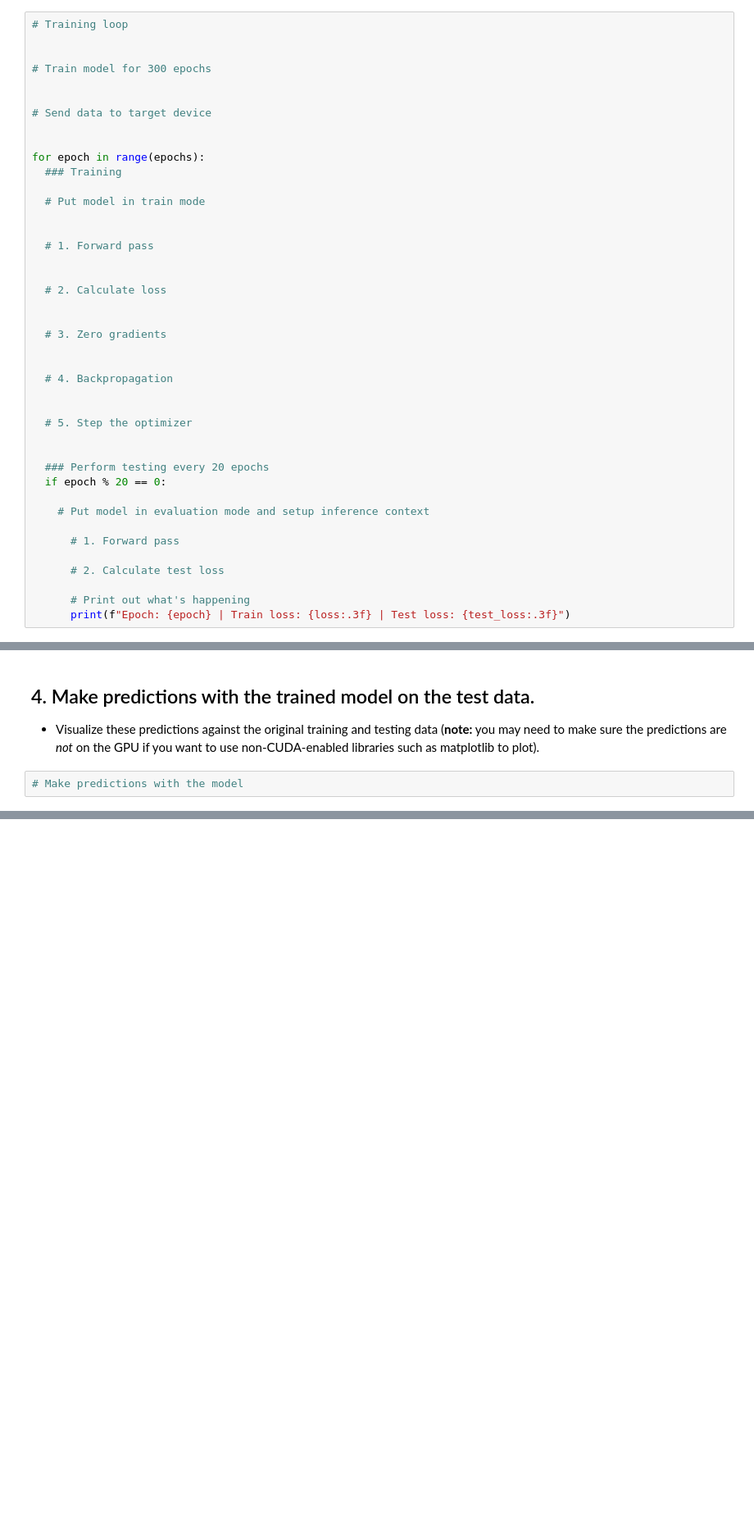
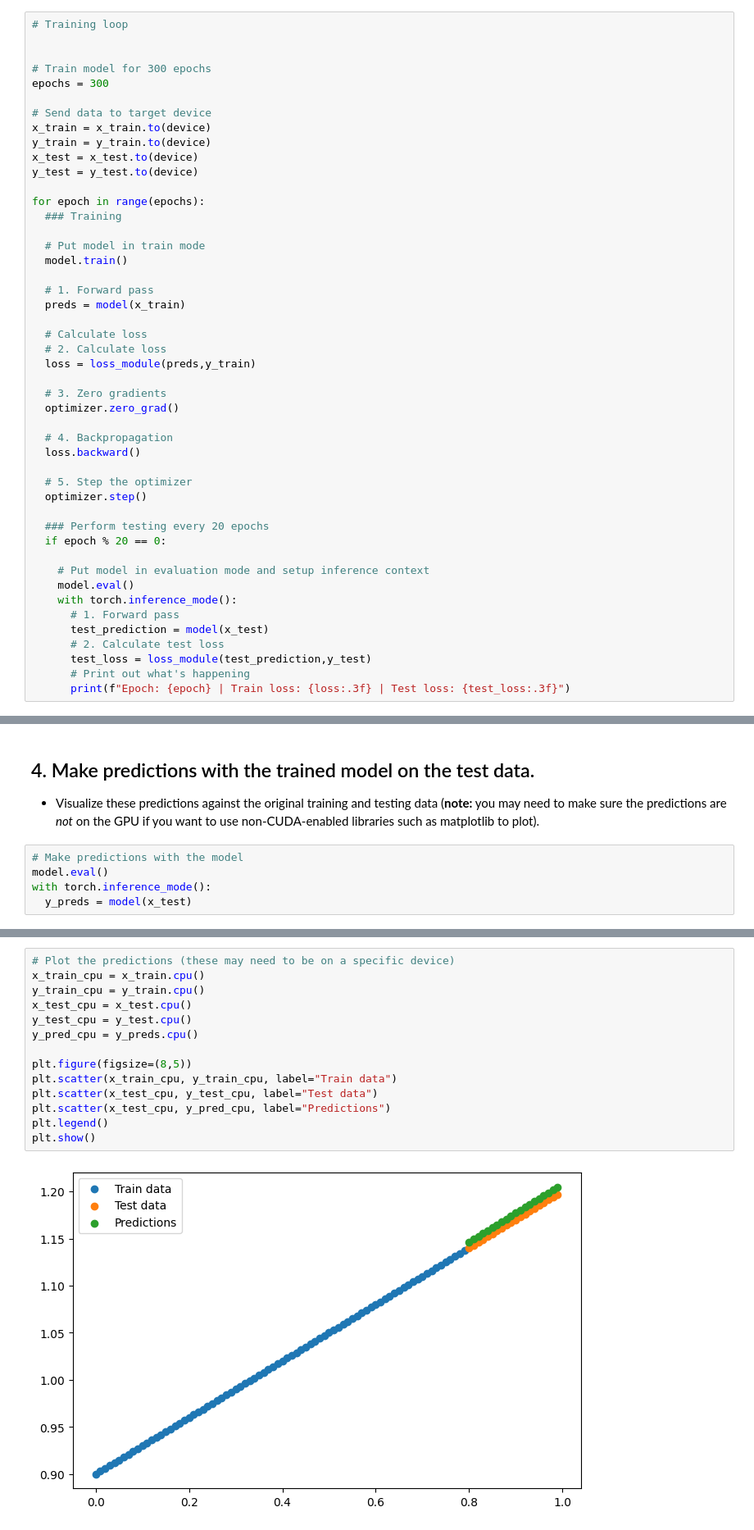
Before and after one commit to Dpops98/pytorch-deep-learning, a Jupyter notebook: extras/exercises/01_pytorch_workflow_exercises.ipynb, the cells around one changed output, grey strips where cells are left out. Shown: that part at 82% size. Drawn from its saved outputs; the diff is of its cells as text; blank space fills up the shorter version.

```diff
--- a/extras/exercises/01_pytorch_workflow_exercises.ipynb
+++ b/extras/exercises/01_pytorch_workflow_exercises.ipynb
@@ -117,40 +133,45 @@ plt.show()
 
 
 # Train model for 300 epochs
-
+epochs = 300
 
 # Send data to target device
-
+x_train = x_train.to(device)
+y_train = y_train.to(device)
+x_test = x_test.to(device)
+y_test = y_test.to(device)
 
 for epoch in range(epochs):
   ### Training
 
   # Put model in train mode
-
+  model.train()
 
   # 1. Forward pass
+  preds = model(x_train)
 
-
+  # Calculate loss
   # 2. Calculate loss
-
+  loss = loss_module(preds,y_train)
 
   # 3. Zero gradients
-
+  optimizer.zero_grad()
 
   # 4. Backpropagation
-
+  loss.backward()
 
   # 5. Step the optimizer
-
+  optimizer.step()
 
   ### Perform testing every 20 epochs
   if epoch % 20 == 0:
 
     # Put model in evaluation mode and setup inference context
-
+    model.eval()
+    with torch.inference_mode():
       # 1. Forward pass
-
+      test_prediction = model(x_test)
       # 2. Calculate test loss
-
+      test_loss = loss_module(test_prediction,y_test)
       # Print out what's happening
       print(f"Epoch: {epoch} | Train loss: {loss:.3f} | Test loss: {test_loss:.3f}")
@@ -159,3 +196,6 @@ for epoch in range(epochs):
   * Visualize these predictions against the original training and testing data (**note:** you may need to make sure the predictions are *not* on the GPU if you want to use non-CUDA-enabled libraries such as matplotlib to plot).
 # %%
 # Make predictions with the model
+model.eval()
+with torch.inference_mode():
+  y_preds = model(x_test)
@@ -164,3 +202,19 @@ for epoch in range(epochs):
+# %%
+# Plot the predictions (these may need to be on a specific device)
+x_train_cpu = x_train.cpu()
+y_train_cpu = y_train.cpu()
+x_test_cpu = x_test.cpu()
+y_test_cpu = y_test.cpu()
+y_pred_cpu = y_preds.cpu()
+
+plt.figure(figsize=(8,5))
+plt.scatter(x_train_cpu, y_train_cpu, label="Train data")
+plt.scatter(x_test_cpu, y_test_cpu, label="Test data")
+plt.scatter(x_test_cpu, y_pred_cpu, label="Predictions")
+plt.legend()
+plt.show()
+# %% [output]
+[figure, added]
 # %% [markdown]
 ## 5. Save your trained model's `state_dict()` to file.
   * Create a new instance of your model class you made in 2. and load in the `state_dict()` you just saved to it.
```
Also changed, not shown: parts of 10 cells of this notebook.
